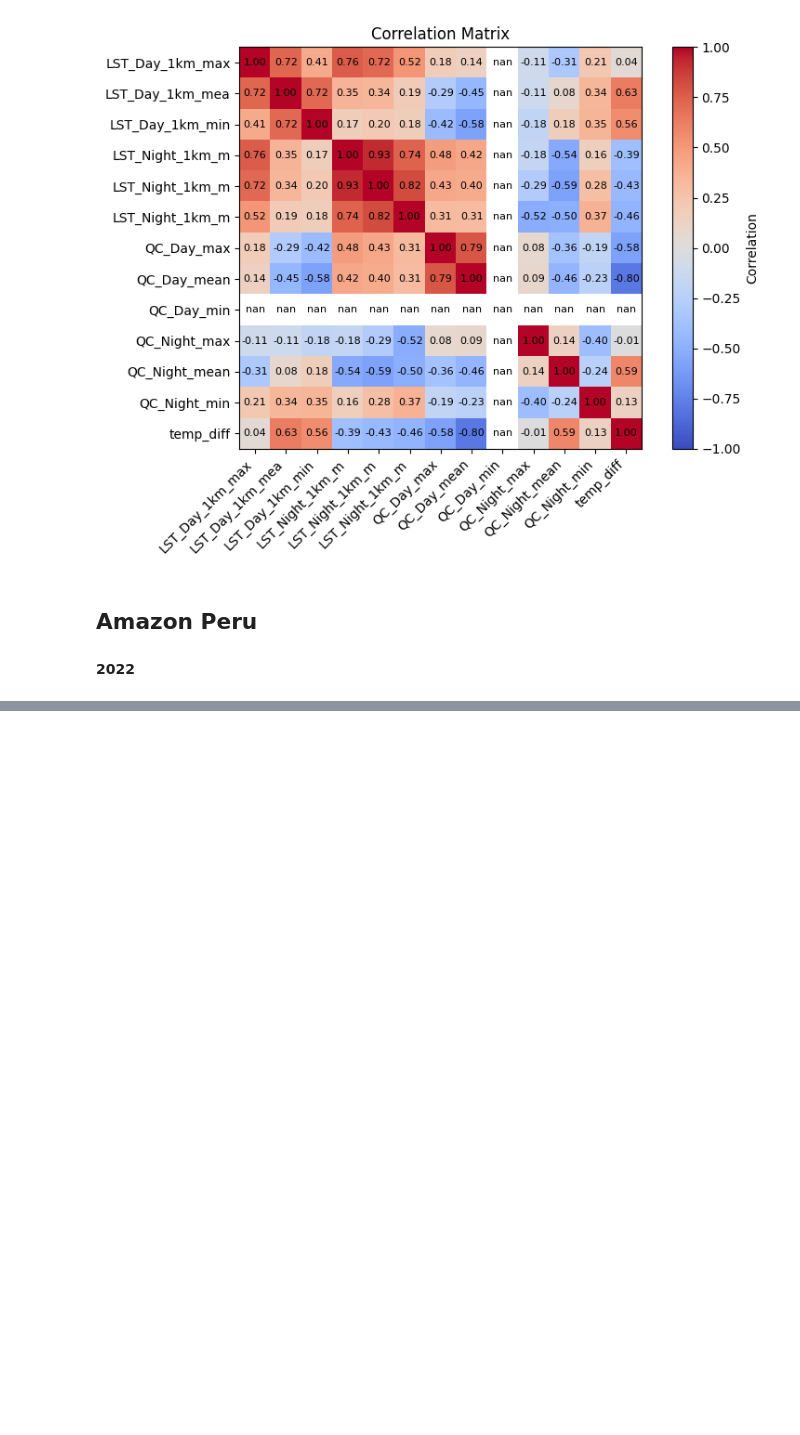
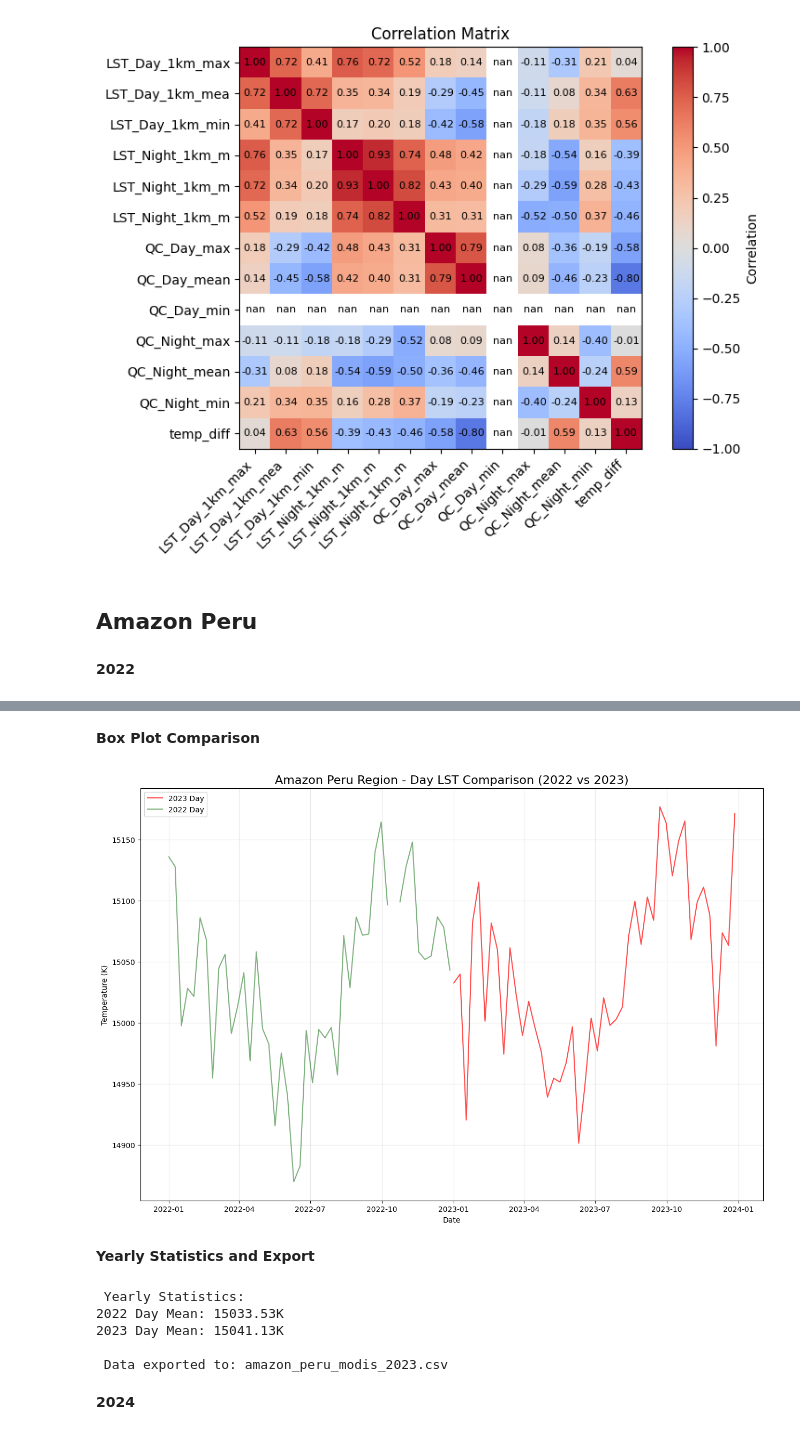
Before and after one commit to Amzilynn/Geoepidemiology-Profiling, a Jupyter notebook: Geoepidemiology_Profiling.ipynb, the cells around one changed output, grey strips where cells are left out. Cells and saved outputs as stored; diff of their text form; code cells hidden in the pictures; blank space fills up the shorter version.

```diff
--- a/Geoepidemiology_Profiling.ipynb
+++ b/Geoepidemiology_Profiling.ipynb
@@ -1299,0 +1395,10 @@ plt.show()
+# %%
+# Amazon Peru 2023 Data
+df_amazon_2023 = get_modis_year_data(
+    region_name='Amazon_Peru',
+    region_geom=regions['Amazon_Peru'],
+    year=2023
+)
+
+# Explore the data
+df_amazon_2023 = explore_dataframe(df_amazon_2023, 'Amazon_Peru', 2023)
@@ -1299,0 +1423,42 @@ plt.show()
+# %% [markdown]
+**Box Plot Comparison**
+# %%
+if not df_amazon_2023.empty:
+    fig, axes = plt.subplots(1, 1, figsize=(15, 10))
+
+    # Time series comparison
+    axes.plot(pd.to_datetime(df_amazon_2023['date']), df_amazon_2023['LST_Day_1km_mean'],
+                   'b-', alpha=0.7, label='2023 Day', color='red')
+    if not df_amazon_2022.empty:
+        axes.plot(pd.to_datetime(df_amazon_2022['date']), df_amazon_2022['LST_Day_1km_mean'],
+                       'g-', alpha=0.5, label='2022 Day', color='darkgreen')
+    axes.set_title('Amazon Peru Region - Day LST Comparison (2022 vs 2023)', fontsize=16)
+    axes.set_xlabel('Date')
+    axes.set_ylabel('Temperature (K)')
+    axes.legend()
+    axes.grid(True, alpha=0.3)
+    plt.show()
+else:
+    print("No data available for visualization")
+# %% [output]
+[figure, added]
+# %% [markdown]
+**Yearly Statistics and Export**
+# %%
+    # Calculate statistics
+    print(f"\n Yearly Statistics:")
+    if not df_amazon_2022.empty:
+        print(f"2022 Day Mean: {df_amazon_2022['LST_Day_1km_mean'].mean():.2f}K")
+    print(f"2023 Day Mean: {df_amazon_2023['LST_Day_1km_mean'].mean():.2f}K")
+
+    # Export to CSV
+    df_amazon_2023.to_csv('amazon_peru_modis_2023.csv', index=False)
+    print(f"\n Data exported to: amazon_peru_modis_2023.csv")
+# %% [output]
+ Yearly Statistics:
+2022 Day Mean: 15033.53K
+2023 Day Mean: 15041.13K
+
+ Data exported to: amazon_peru_modis_2023.csv
+# %% [markdown]
+**2024**
```
Also changed, not shown: parts of 26 cells of this notebook.
